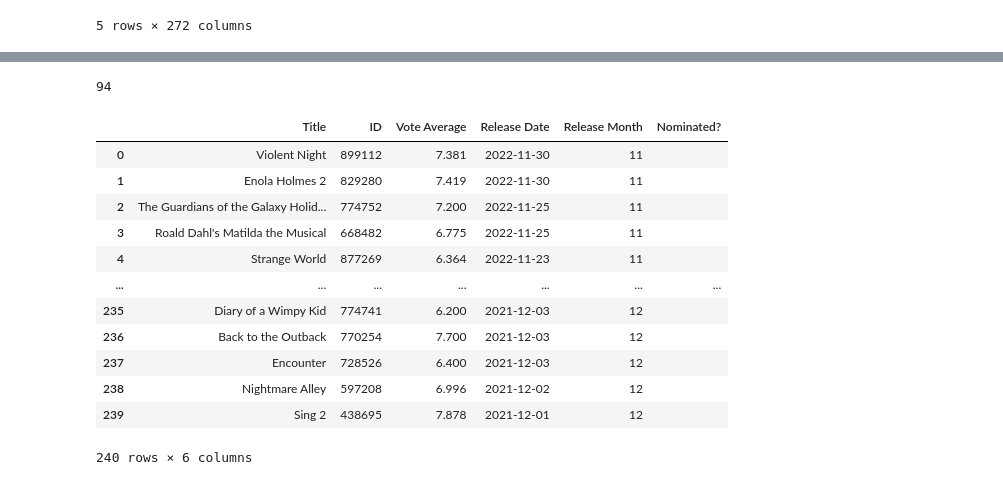
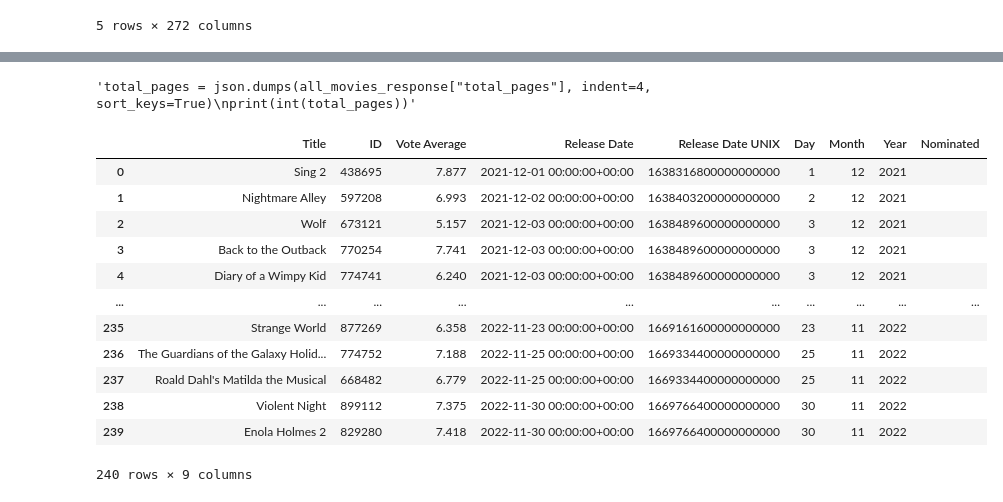
Before and after one commit to jamieah80/group-project-one, a Jupyter notebook: main.ipynb, the cells around one changed output, grey strips where cells are left out. Cells and saved outputs as stored; diff of their text form; code cells hidden in the pictures.

```diff
--- a/main.ipynb
+++ b/main.ipynb
@@ -94,10 +57,10 @@ for i in range(1,int(total_pages)+1):
 base_url = "https://api.themoviedb.org/3/"
 
 #for testing purposes:
-total_pages = json.dumps(all_movies_response["total_pages"], indent=4, sort_keys=True)
-print(int(total_pages))
+'''total_pages = json.dumps(all_movies_response["total_pages"], indent=4, sort_keys=True)
+print(int(total_pages))'''
 # %% [output]
-94
+'total_pages = json.dumps(all_movies_response["total_pages"], indent=4, sort_keys=True)\nprint(int(total_pages))'
 # %%
 responseid = {'Title' : [],'ID' : [], 'Vote Average' : [], 'Release Date' : []}
 
@@ -128,29 +91,39 @@ for i in range(20):
         responseid['ID'].append(all_movies_response["results"][i]["id"])
         responseid['Vote Average'].append(all_movies_response["results"][i]["vote_average"])
         responseid['Release Date'].append(all_movies_response["results"][i]["release_date"])
-
-#dictionary to dataframe, sorted and prepped for use
-
-moviedata = pd.DataFrame(responseid)
-moviedata = moviedata.sort_values("Release Date", ascending=False)
-moviedata = moviedata.reset_index(drop=True)
-moviedata["Release Month"] = pd.to_datetime(moviedata["Release Date"]).dt.month
-moviedata["Nominated?"] = ""
-
-moviedata
-# %% [output]
-|  | Title | ID | Vote Average | Release Date | Release Month | Nominated? |
-| 0 | Violent Night | 899112 | 7.381 | 2022-11-30 | 11 |  |
-| 1 | Enola Holmes 2 | 829280 | 7.419 | 2022-11-30 | 11 |  |
-| 2 | The Guardians of the Galaxy Holid... | 774752 | 7.200 | 2022-11-25 | 11 |  |
-| 3 | Roald Dahl's Matilda the Musical | 668482 | 6.775 | 2022-11-25 | 11 |  |
-| 4 | Strange World | 877269 | 6.364 | 2022-11-23 | 11 |  |
-| ... | ... | ... | ... | ... | ... | ... |
-| 235 | Diary of a Wimpy Kid | 774741 | 6.200 | 2021-12-03 | 12 |  |
-| 236 | Back to the Outback | 770254 | 7.700 | 2021-12-03 | 12 |  |
-| 237 | Encounter | 728526 | 6.400 | 2021-12-03 | 12 |  |
-| 238 | Nightmare Alley | 597208 | 6.996 | 2021-12-02 | 12 |  |
-| 239 | Sing 2 | 438695 | 7.878 | 2021-12-01 | 12 |  |
-240 rows × 6 columns
+# %%
+#dictionary to dataframe, sorted and prepped for use
+
+input_format = '%Y-%m-%d'
+moviedata = pd.DataFrame(responseid)
+# input string
+
+moviedata['Release Date'] = pd.to_datetime(moviedata['Release Date'], utc=True)
+
+moviedata['Release Date UNIX'] = moviedata['Release Date'].astype(np.int64)
+
+moviedata = moviedata.sort_values("Release Date")
+#moviedata['Release Date UNIX'] = (moviedata['Release Date'] - datetime(1970,1,1)).total_seconds()
+moviedata['Day'] = moviedata['Release Date'].dt.day
+moviedata['Month'] = moviedata['Release Date'].dt.month
+moviedata['Year'] = moviedata['Release Date'].dt.year
+moviedata = moviedata.reset_index(drop=True)
+
+moviedata["Nominated"] = ""
+moviedata
+# %% [output]
+|  | Title | ID | Vote Average | Release Date | Release Date UNIX | Day | Month | Year | Nominated |
+| 0 | Sing 2 | 438695 | 7.877 | 2021-12-01 00:00:00+00:00 | 1638316800000000000 | 1 | 12 | 2021 |  |
+| 1 | Nightmare Alley | 597208 | 6.993 | 2021-12-02 00:00:00+00:00 | 1638403200000000000 | 2 | 12 | 2021 |  |
+| 2 | Wolf | 673121 | 5.157 | 2021-12-03 00:00:00+00:00 | 1638489600000000000 | 3 | 12 | 2021 |  |
+| 3 | Back to the Outback | 770254 | 7.741 | 2021-12-03 00:00:00+00:00 | 1638489600000000000 | 3 | 12 | 2021 |  |
+| 4 | Diary of a Wimpy Kid | 774741 | 6.240 | 2021-12-03 00:00:00+00:00 | 1638489600000000000 | 3 | 12 | 2021 |  |
+| ... | ... | ... | ... | ... | ... | ... | ... | ... | ... |
+| 235 | Strange World | 877269 | 6.358 | 2022-11-23 00:00:00+00:00 | 1669161600000000000 | 23 | 11 | 2022 |  |
+| 236 | The Guardians of the Galaxy Holid... | 774752 | 7.188 | 2022-11-25 00:00:00+00:00 | 1669334400000000000 | 25 | 11 | 2022 |  |
+| 237 | Roald Dahl's Matilda the Musical | 668482 | 6.779 | 2022-11-25 00:00:00+00:00 | 1669334400000000000 | 25 | 11 | 2022 |  |
+| 238 | Violent Night | 899112 | 7.375 | 2022-11-30 00:00:00+00:00 | 1669766400000000000 | 30 | 11 | 2022 |  |
+| 239 | Enola Holmes 2 | 829280 | 7.418 | 2022-11-30 00:00:00+00:00 | 1669766400000000000 | 30 | 11 | 2022 |  |
+240 rows × 9 columns
 # %%
 '''len(movie_ids)'''
```
Also changed, not shown: parts of 11 cells of this notebook.
